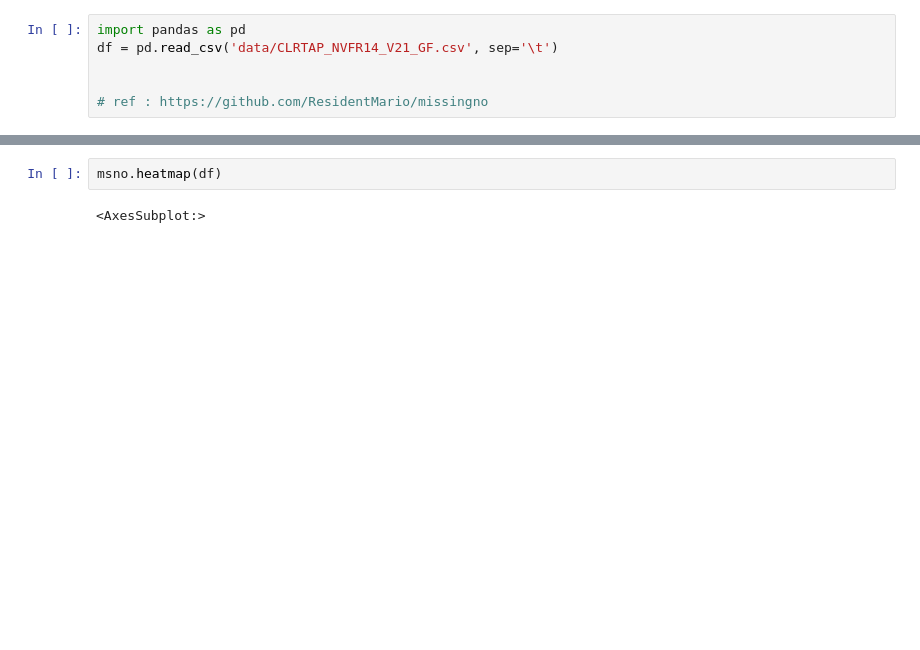
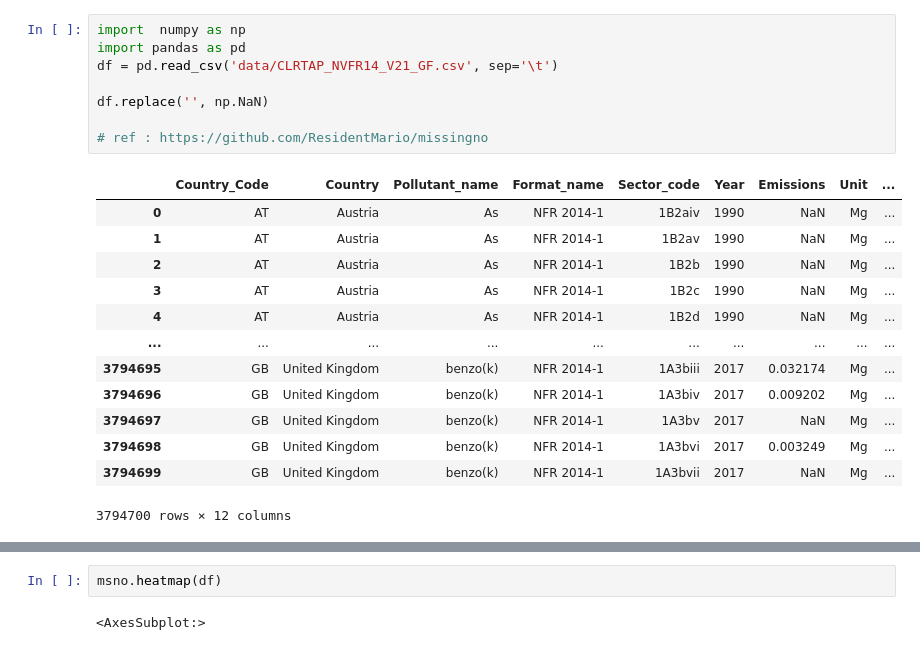
Before and after one commit to taredalen/AirPollutionPrediction, a Jupyter notebook: amputation_data.ipynb, the cells around one changed output, grey strips where cells are left out. Drawn from its saved outputs; the diff is of its cells as text; blank space fills up the shorter version.

```diff
--- a/amputation_data.ipynb
+++ b/amputation_data.ipynb
@@ -1,6 +1,22 @@
 # %%
+import  numpy as np
 import pandas as pd
 df = pd.read_csv('data/CLRTAP_NVFR14_V21_GF.csv', sep='\t')
 
+df.replace('', np.NaN)
 
 # ref : https://github.com/ResidentMario/missingno
+# %% [output]
+|  | Country_Code | Country | Pollutant_name | Format_name | Sector_code | Year | Emissions | Unit | ... |
+| 0 | AT | Austria | As | NFR 2014-1 | 1B2aiv | 1990 | NaN | Mg | ... |
+| 1 | AT | Austria | As | NFR 2014-1 | 1B2av | 1990 | NaN | Mg | ... |
+| 2 | AT | Austria | As | NFR 2014-1 | 1B2b | 1990 | NaN | Mg | ... |
+| 3 | AT | Austria | As | NFR 2014-1 | 1B2c | 1990 | NaN | Mg | ... |
+| 4 | AT | Austria | As | NFR 2014-1 | 1B2d | 1990 | NaN | Mg | ... |
+| ... | ... | ... | ... | ... | ... | ... | ... | ... | ... |
+| 3794695 | GB | United Kingdom | benzo(k) | NFR 2014-1 | 1A3biii | 2017 | 0.032174 | Mg | ... |
+| 3794696 | GB | United Kingdom | benzo(k) | NFR 2014-1 | 1A3biv | 2017 | 0.009202 | Mg | ... |
+| 3794697 | GB | United Kingdom | benzo(k) | NFR 2014-1 | 1A3bv | 2017 | NaN | Mg | ... |
+| 3794698 | GB | United Kingdom | benzo(k) | NFR 2014-1 | 1A3bvi | 2017 | 0.003249 | Mg | ... |
+| 3794699 | GB | United Kingdom | benzo(k) | NFR 2014-1 | 1A3bvii | 2017 | NaN | Mg | ... |
+3794700 rows × 12 columns
```
Also changed, not shown: parts of 3 cells of this notebook, 2 other files.
